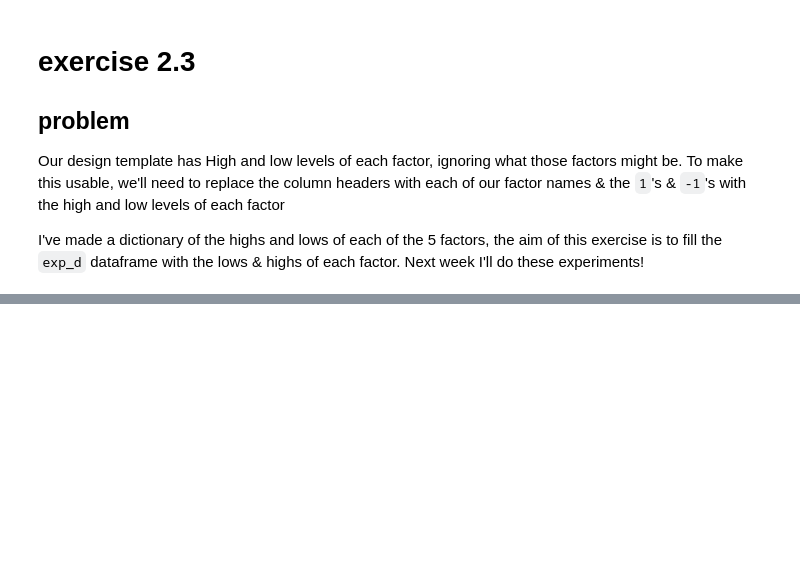
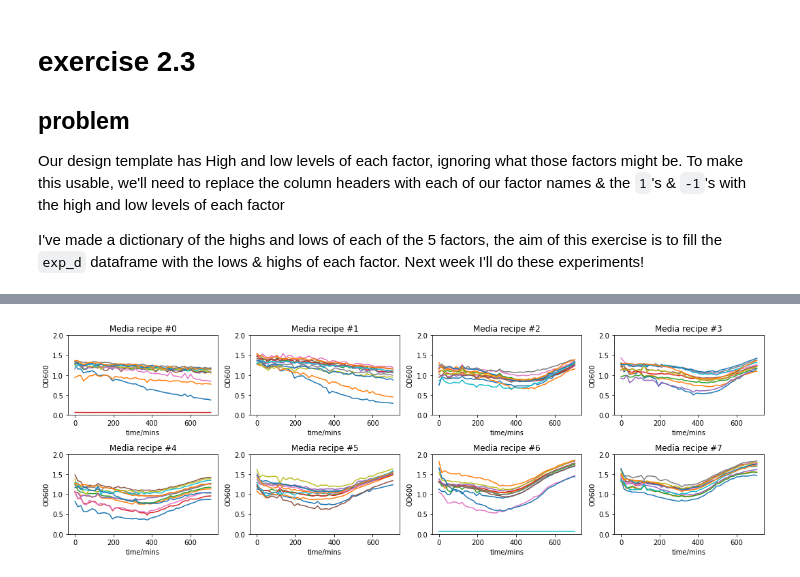
Before and after one commit to UoMMIB/Python-Club, a Jupyter notebook: Tutorials/Design-of-Experiments.ipynb, the cells around one changed output, grey strips where cells are left out. Cells and saved outputs as stored; diff of their text form; code cells hidden in the pictures; blank space fills up the shorter version.

```diff
--- a/Tutorials/Design-of-Experiments.ipynb
+++ b/Tutorials/Design-of-Experiments.ipynb
@@ -394,0 +536,9 @@ levels = {'tryptone %w/v':{'low':0,'high':2},
+# %%
+def fn(ID):
+    letter = ID[0]
+    number= int(ID[1:])
+    return letter + str(number)
+
+new_idx = [fn(i) for i in screen.index]
+# %%
+screen.index = new_idx
@@ -394,0 +561,15 @@ levels = {'tryptone %w/v':{'low':0,'high':2},
+# %%
+fig, ax = plt.subplots(2,4, figsize = (15,5))
+for i,j in zip(well_assignments, ax.flatten()):
+    group = screen.loc[well_assignments[i],:]
+    for k in group.index:
+        j.plot(screen.columns, group.loc[k,:])
+        j.set_title('Media recipe #' + i)
+        j.set_xlabel('time/mins')
+        j.set_ylabel('OD600')
+        j.set_ylim(0,2)
+        #j.legend(group.index)
+plt.tight_layout()
+plt.show()
+# %% [output]
+[figure, added]
```
Also changed, not shown: parts of 24 cells of this notebook, 3 other files.
